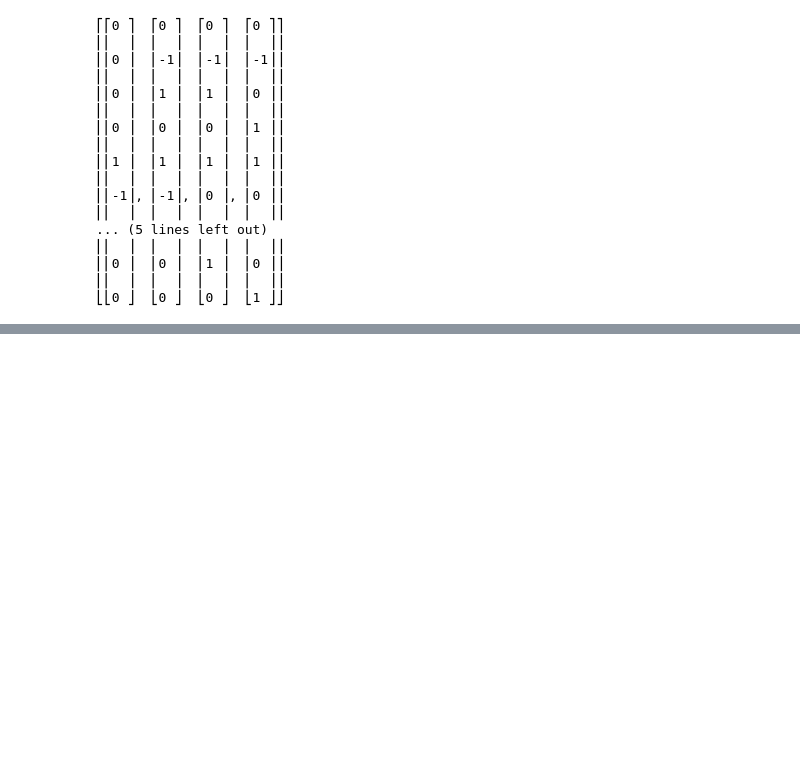
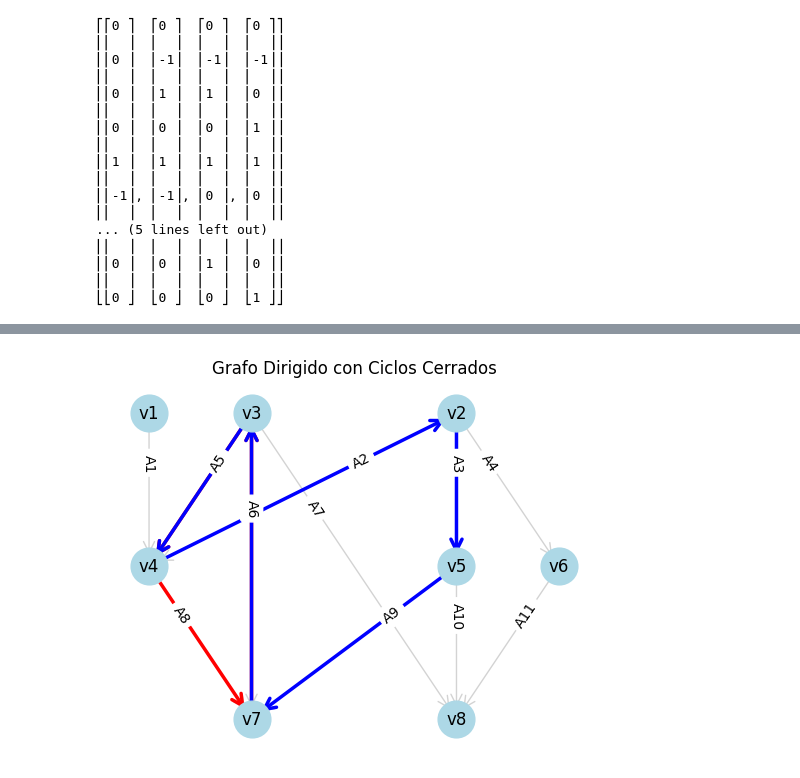
Before and after one commit to moizefala1/1203L-2024-2, a Jupyter notebook: TAREA 2/TAREA2.ipynb, the cells around one changed output, grey strips where cells are left out. Saved outputs shown, nothing was run; the diff lists cells and outputs as text; code cells hidden in the pictures; blank space fills up the shorter version.

```diff
--- a/TAREA 2/TAREA2.ipynb
+++ b/TAREA 2/TAREA2.ipynb
@@ -285,0 +296,67 @@ sp.pprint(nul_a)
+# %%
+# Crear un grafo dirigido
+G = nx.DiGraph()
+
+# Agregar nodos (vértices)
+nodos = ["v1", "v2", "v3", "v4", "v5", "v6", "v7", "v8"]
+G.add_nodes_from(nodos)
+
+# Agregar aristas (con direcciones según el gráfico)
+aristas = [
+    ("v1", "v4", "A1"),
+    ("v2", "v4", "A2"),
+    ("v2", "v5", "A3"),
+    ("v2", "v6", "A4"),
+    ("v3", "v4", "A5"),
+    ("v3", "v7", "A6"),
+    ("v3", "v8", "A7"),
+    ("v4", "v7", "A8"),
+    ("v5", "v7", "A9"),
+    ("v5", "v8", "A10"),
+    ("v6", "v8", "A11"),
+
+]
+
+# Agregar las aristas con etiquetas
+for (u, v, label) in aristas:
+    G.add_edge(u, v, label=label)
+
+# Definir el ciclo y colorear las aristas del ciclo en rojo
+ciclo1 = [("v3", "v4"), ("v4", "v7"), ("v7", "v3")] # Primer vector de la base de Nul(A)
+ciclo2 = [("v3", "v4"), ("v4","v2"), ("v2", "v5"), ("v5", "v7"), ("v7", "v3")] # Segundo vector de la base de Nul(A)
+
+# Posición manual de los nodos para que se asemeje al grafo original
+pos = {
+    "v1": (0, 5),
+    "v2": (3, 5),
+    "v3": (1, 5),
+    "v4": (0, 2.5),
+    "v5": (3, 2.5),
+    "v6": (4, 2.5),
+    "v7": (1, 0),
+    "v8": (3, 0)
+}
+
+# Dibujar los nodos
+nx.draw_networkx_nodes(G, pos, node_size=700, node_color="lightblue")
+
+# Dibujar todas las aristas en gris claro inicialmente
+nx.draw_networkx_edges(G, pos, edgelist=[(u, v) for (u, v, _) in aristas], edge_color="lightgray", arrowstyle="->", arrowsize=20)
+
+# Dibujar las aristas de los ciclos en colores diferentes
+nx.draw_networkx_edges(G, pos, edgelist=ciclo1, edge_color="red", width=2.5, arrowstyle="->", arrowsize=20, label="Ciclo 1")
+nx.draw_networkx_edges(G, pos, edgelist=ciclo2, edge_color="blue", width=2.5, arrowstyle="->", arrowsize=20, label="Ciclo 1")
+
+# Dibujar etiquetas de nodos
+nx.draw_networkx_labels(G, pos, font_size=12, font_color="black")
+
+# Dibujar etiquetas de aristas
+edge_labels = {(u, v): label for (u, v, label) in aristas}
+nx.draw_networkx_edge_labels(G, pos, edge_labels=edge_labels, font_size=10, label_pos=0.3)
+
+# Mostrar el grafo
+plt.title("Grafo Dirigido con Ciclos Cerrados")
+plt.axis("off")
+plt.show()
+# %% [output]
+[figure, added]
```
Also changed, not shown: parts of 2 cells of this notebook.
